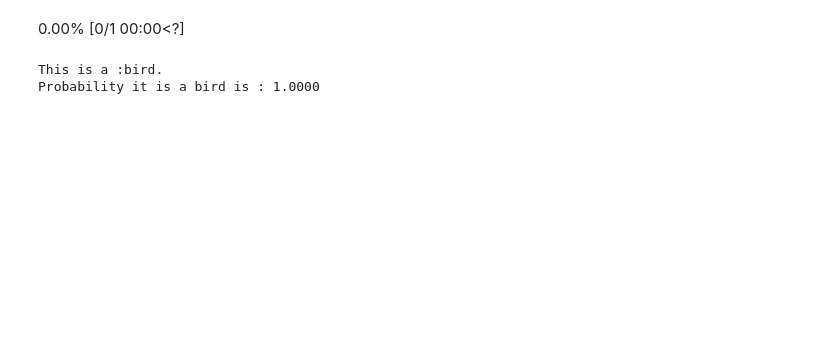
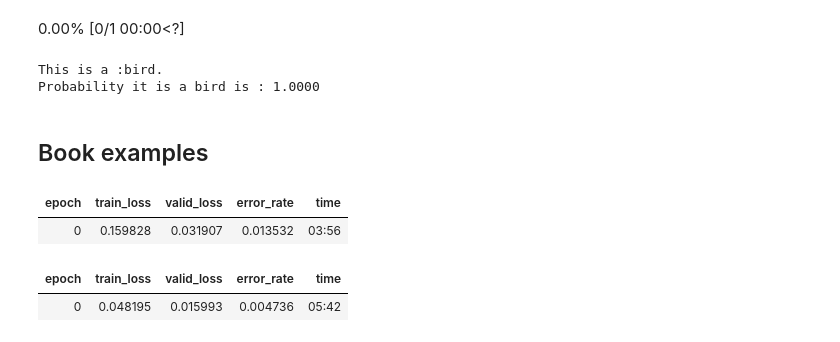
Before and after one commit to udpsunil/fast_ai_dlc, a Jupyter notebook: lesson_1.ipynb, the cells around one changed output. Drawn from its saved outputs; the diff is of its cells as text; code cells hidden in the pictures; blank space fills up the shorter version.

```diff
--- a/lesson_1.ipynb
+++ b/lesson_1.ipynb
@@ -59,3 +59,24 @@ print(f"Probability it is a bird is : {probs[0]:.4f}")
 0.00% [0/1 00:00<?]
 This is a :bird.
 Probability it is a bird is : 1.0000
+# %% [markdown]
+## Book examples
+# %%
+#id first_training
+#caption Results from the first training
+# CLICK ME
+from fastai.vision.all import *
+path = untar_data(URLs.PETS)/'images'
+
+def is_cat(x): return x[0].isupper()
+dls = ImageDataLoaders.from_name_func(
+    path, get_image_files(path), valid_pct=0.2, seed=42,
+    label_func=is_cat, item_tfms=Resize(224))
+
+learn = vision_learner(dls, resnet18, metrics=error_rate)
+learn.fine_tune(1)
+# %% [output]
+| epoch | train_loss | valid_loss | error_rate | time |
+| 0 | 0.159828 | 0.031907 | 0.013532 | 03:56 |
+| epoch | train_loss | valid_loss | error_rate | time |
+| 0 | 0.048195 | 0.015993 | 0.004736 | 05:42 |
```
Also changed, not shown: parts of 5 cells of this notebook.
